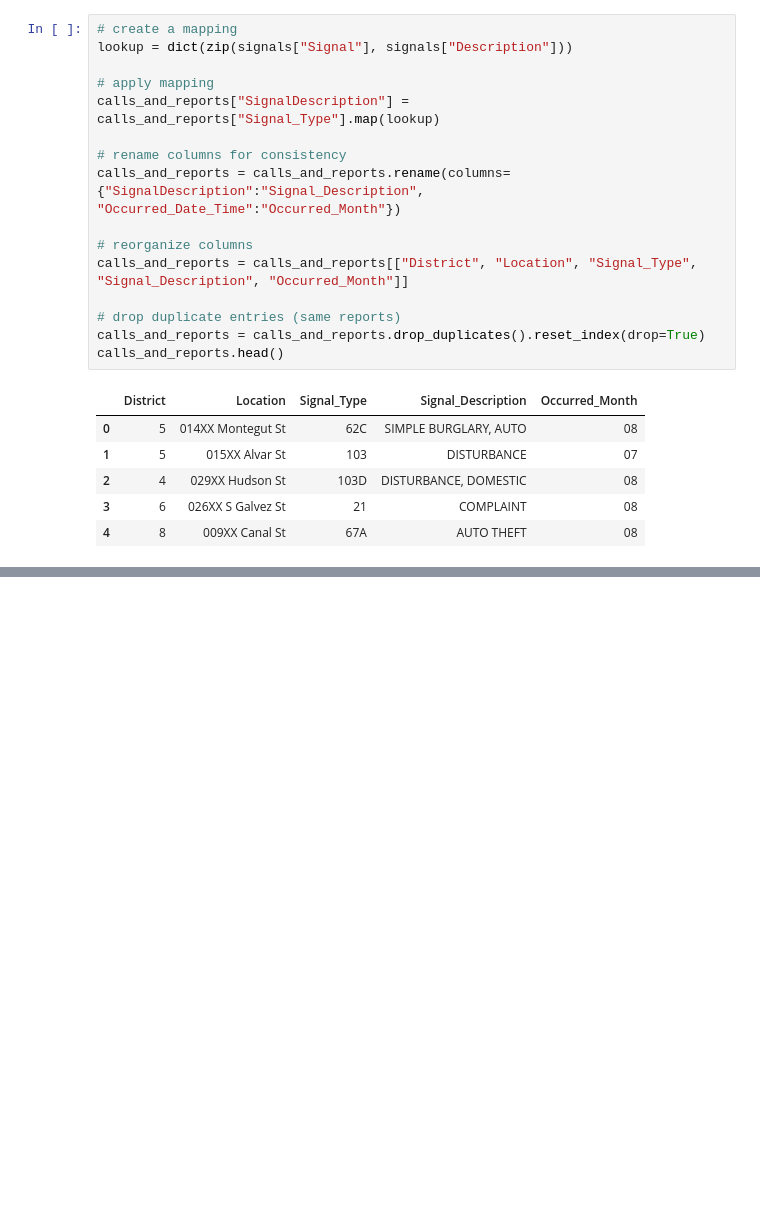
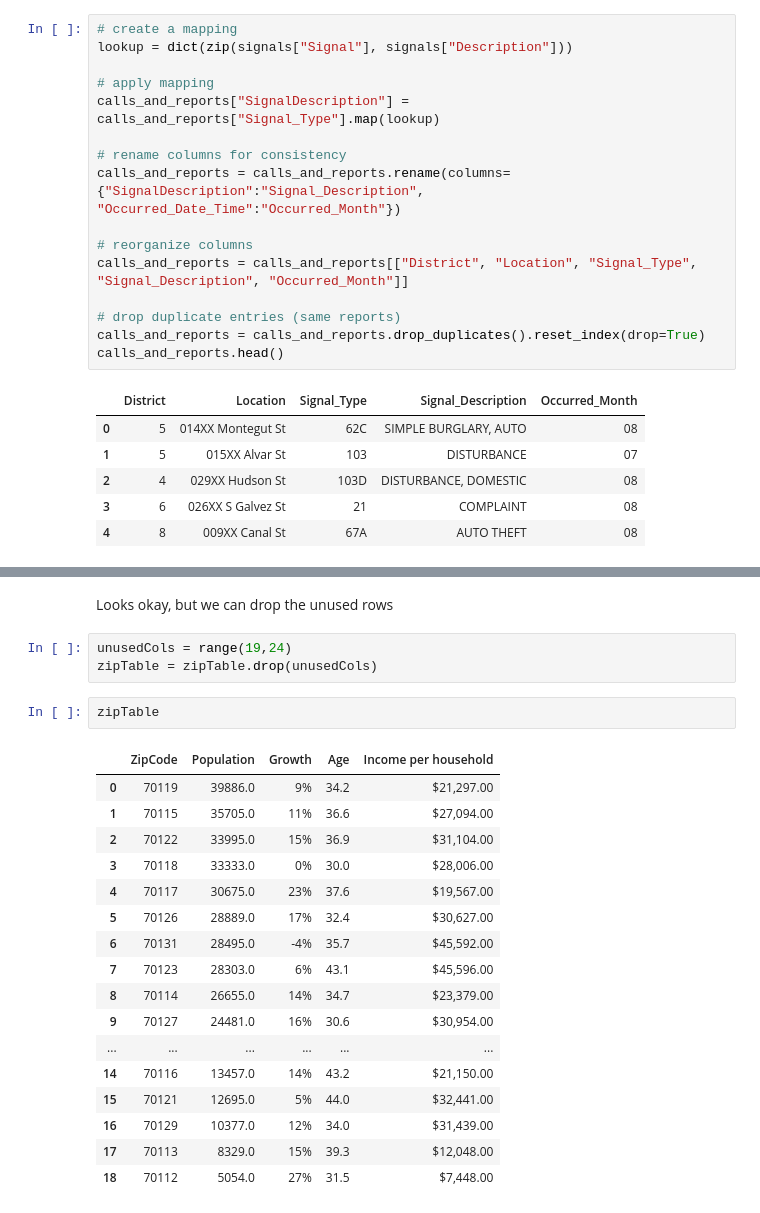
Before and after one commit to yarbschris/ds-final, a Jupyter notebook: finalProject.ipynb, the cells around one changed output, grey strips where cells are left out. Drawn from its saved outputs; the diff is of its cells as text; blank space fills up the shorter version.

```diff
--- a/finalProject.ipynb
+++ b/finalProject.ipynb
@@ -384,0 +417,25 @@ calls_and_reports.head()
+# %% [markdown]
+Looks okay, but we can drop the unused rows
+# %%
+unusedCols = range(19,24)
+zipTable = zipTable.drop(unusedCols)
+# %%
+zipTable
+# %% [output]
+|  | ZipCode | Population | Growth | Age | Income per household |
+| 0 | 70119 | 39886.0 | 9% | 34.2 | $21,297.00 |
+| 1 | 70115 | 35705.0 | 11% | 36.6 | $27,094.00 |
+| 2 | 70122 | 33995.0 | 15% | 36.9 | $31,104.00 |
+| 3 | 70118 | 33333.0 | 0% | 30.0 | $28,006.00 |
+| 4 | 70117 | 30675.0 | 23% | 37.6 | $19,567.00 |
+| 5 | 70126 | 28889.0 | 17% | 32.4 | $30,627.00 |
+| 6 | 70131 | 28495.0 | -4% | 35.7 | $45,592.00 |
+| 7 | 70123 | 28303.0 | 6% | 43.1 | $45,596.00 |
+| 8 | 70114 | 26655.0 | 14% | 34.7 | $23,379.00 |
+| 9 | 70127 | 24481.0 | 16% | 30.6 | $30,954.00 |
+| ... | ... | ... | ... | ... | ... |
+| 14 | 70116 | 13457.0 | 14% | 43.2 | $21,150.00 |
+| 15 | 70121 | 12695.0 | 5% | 44.0 | $32,441.00 |
+| 16 | 70129 | 10377.0 | 12% | 34.0 | $31,439.00 |
+| 17 | 70113 | 8329.0 | 15% | 39.3 | $12,048.00 |
+| 18 | 70112 | 5054.0 | 27% | 31.5 | $7,448.00 |
```
Also changed, not shown: parts of 19 cells of this notebook, 1 other file.
